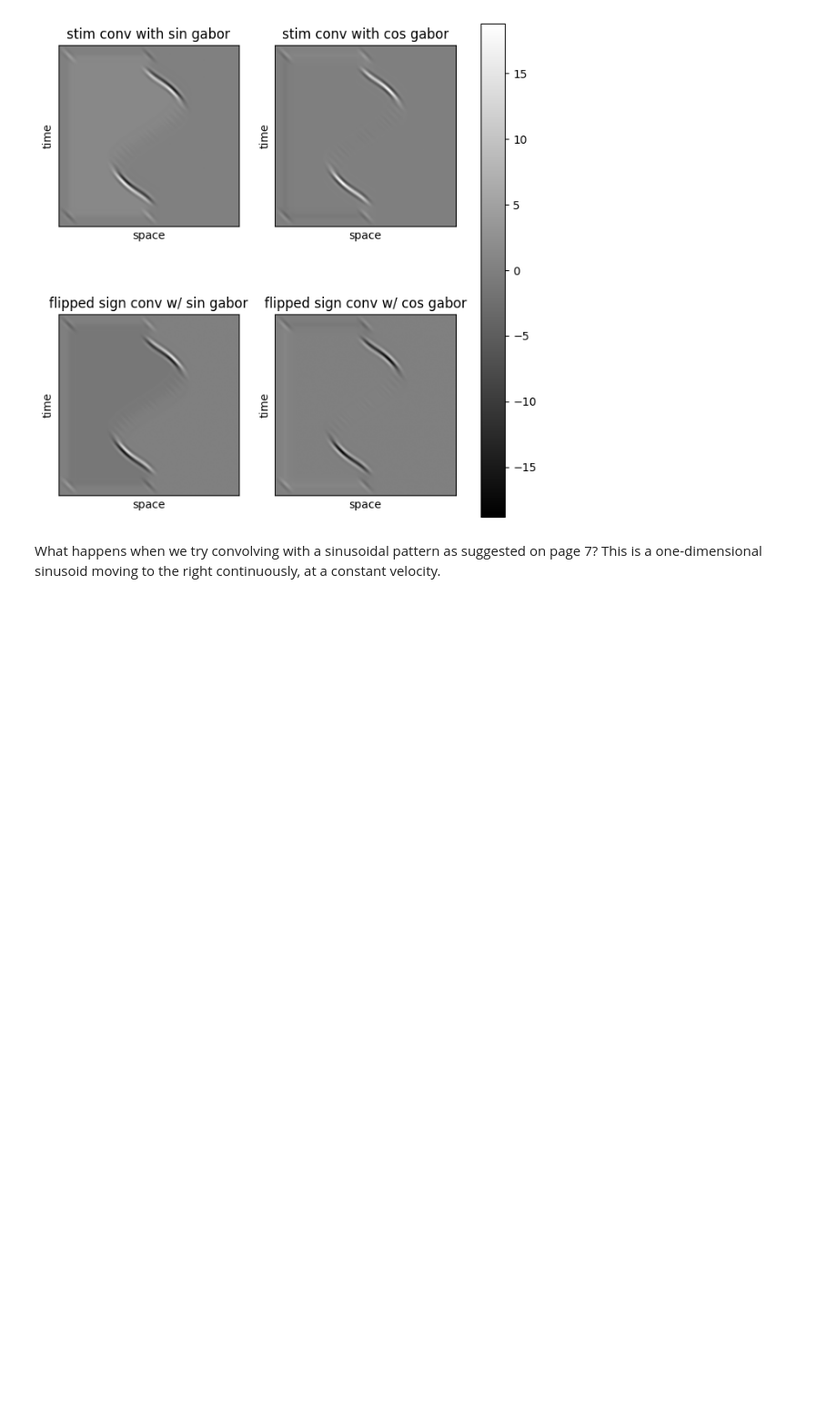
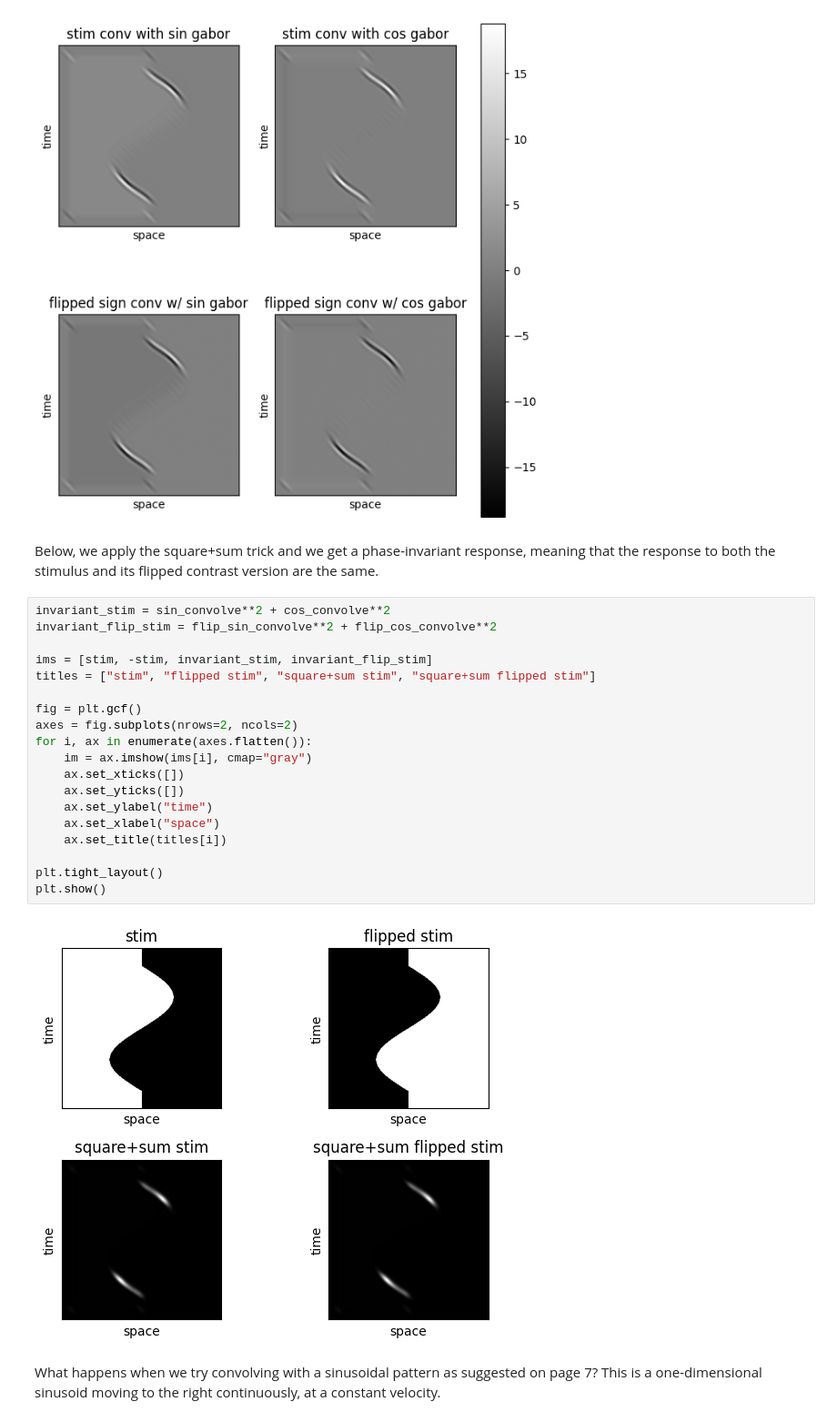
Before and after one commit to 9q9q/adelson_bergen85, a Jupyter notebook: adelson_bergen85.ipynb, the cells around one changed output. Shown at 91% size. Saved outputs shown, nothing was run; the diff lists cells and outputs as text; blank space fills up the shorter version.

```diff
--- a/adelson_bergen85.ipynb
+++ b/adelson_bergen85.ipynb
@@ -161,6 +161,29 @@ plt.colorbar(im, ax=axes)
 plt.show()
 # %% [output]
 [figure]
+# %% [markdown]
+Below, we apply the square+sum trick and we get a phase-invariant response, meaning that the response to both the stimulus and its flipped contrast version are the same.
+# %%
+invariant_stim = sin_convolve**2 + cos_convolve**2
+invariant_flip_stim = flip_sin_convolve**2 + flip_cos_convolve**2
+
+ims = [stim, -stim, invariant_stim, invariant_flip_stim]
+titles = ["stim", "flipped stim", "square+sum stim", "square+sum flipped stim"]
+
+fig = plt.gcf()
+axes = fig.subplots(nrows=2, ncols=2)
+for i, ax in enumerate(axes.flatten()):
+    im = ax.imshow(ims[i], cmap="gray")
+    ax.set_xticks([])
+    ax.set_yticks([])
+    ax.set_ylabel("time")
+    ax.set_xlabel("space")
+    ax.set_title(titles[i])
+
+plt.tight_layout()
+plt.show()
+# %% [output]
+[figure, added]
 # %% [markdown]
 What happens when we try convolving with a sinusoidal pattern as suggested on page 7? This is a one-dimensional sinusoid moving to the right continuously, at a constant velocity.
 # %%
```
Also changed, not shown: parts of 17 cells of this notebook.
